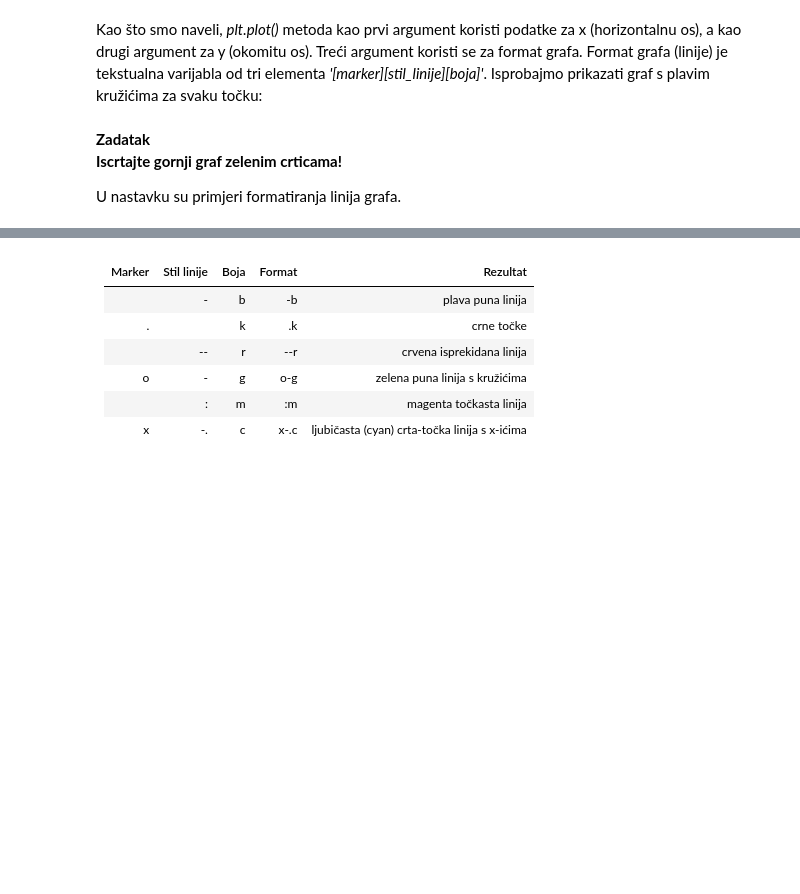
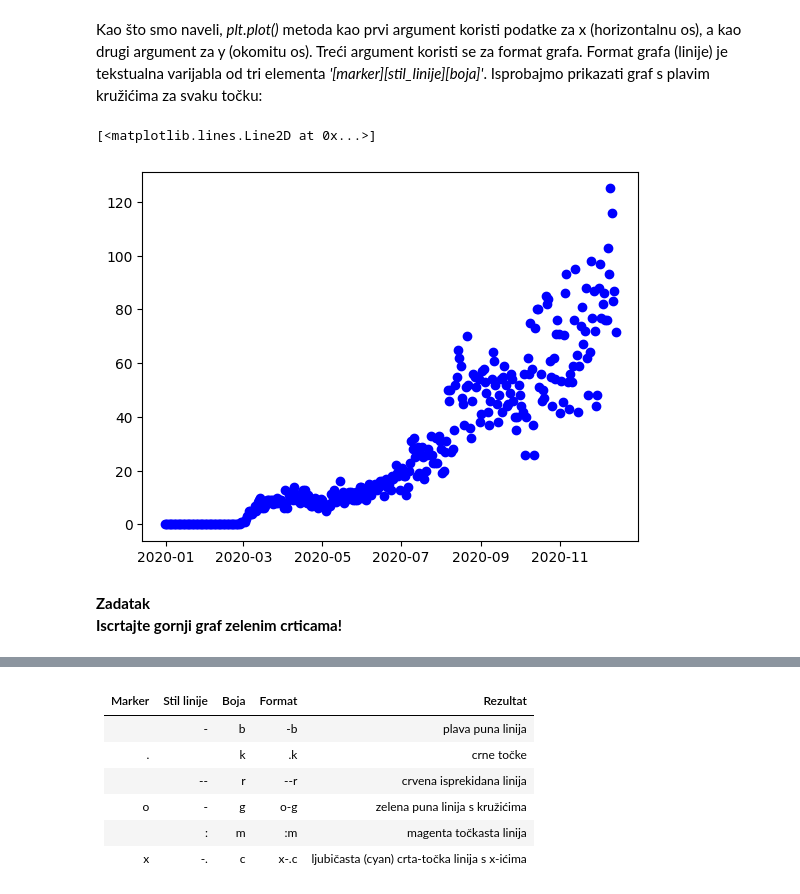
Before and after one commit to py-dev-algebra/py-jupyter-nb, a Jupyter notebook: 03 - Matplotlib/Matplotlib vizualizacija podataka.ipynb, the cells around one changed output, grey strips where cells are left out. Saved outputs shown, nothing was run; the diff lists cells and outputs as text; code cells hidden in the pictures; blank space fills up the shorter version.

```diff
--- a/03 - Matplotlib/Matplotlib vizualizacija podataka.ipynb
+++ b/03 - Matplotlib/Matplotlib vizualizacija podataka.ipynb
@@ -81,7 +87,11 @@ cases_plot = casedistribution_df[['dateRep', 'cases']].groupby('dateRep', as_ind
 # %% [markdown]
 Kao što smo naveli, *plt.plot()* metoda kao prvi argument koristi podatke za x (horizontalnu os), a kao drugi argument za y (okomitu os). Treći argument koristi se za format grafa. Format grafa (linije) je tekstualna varijabla od tri elementa *'\[marker\]\[stil_linije\]\[boja\]'*. Isprobajmo prikazati graf s plavim kružićima za svaku točku:
+# %%
+plt.plot(cases_plot.dateRep, cases_plot.cases, 'ob')
+# parametar 'ob' - znaci prikaz tocaka (o), plave (blue) boje
+# %% [output]
+[<matplotlib.lines.Line2D at 0x...>]
+[figure, added]
 # %% [markdown]
 **Zadatak**<br>
 **Iscrtajte gornji graf zelenim crticama!**
-
-U nastavku su primjeri formatiranja linija grafa.
```
Also changed, not shown: parts of 4 cells of this notebook.
